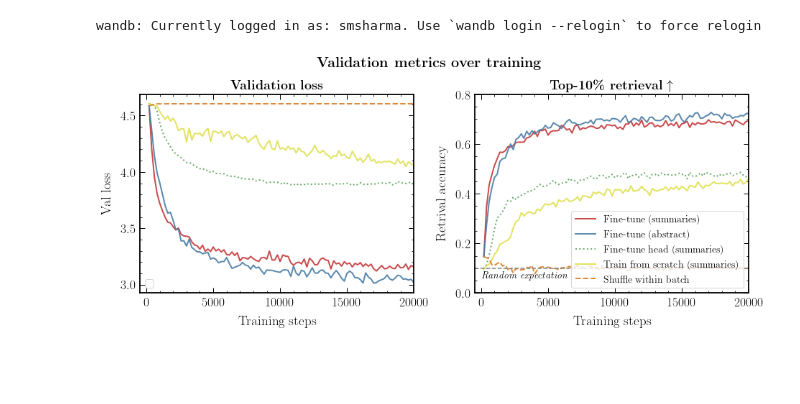
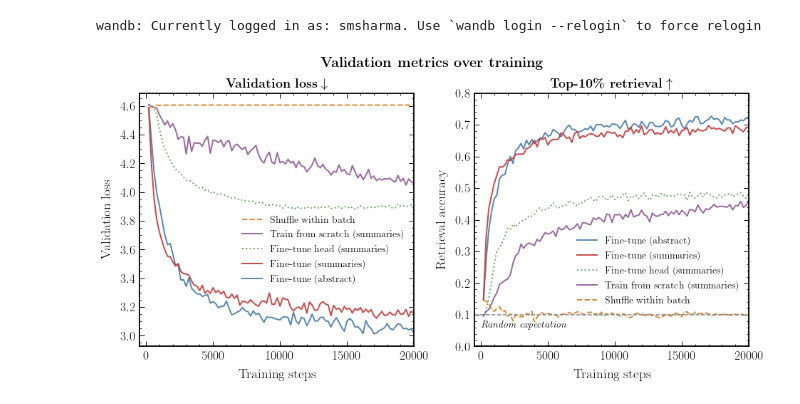
Before and after one commit to smsharma/PAPERCLIP-Hubble, a Jupyter notebook: notebooks/04_retrieval_acc.ipynb, the cells around one changed output. Drawn from its saved outputs; the diff is of its cells as text; code cells hidden in the pictures; blank space fills up the shorter version.

Commit message:
Stretched eval vs training plots

```diff
--- a/notebooks/04_retrieval_acc.ipynb
+++ b/notebooks/04_retrieval_acc.ipynb
@@ -115,6 +115,11 @@ run_legends = ['Fine-tune (summaries)',
                "Shuffle within batch",
             #    'Fine-tune (single concepts)',
                ]
+
+# Change order to [1, 0, 2, 3, 4] for both run_labels and run_legends
+run_labels = [run_labels[i] for i in [1, 0, 2, 3, 4]]
+run_legends = [run_legends[i] for i in [1, 0, 2, 3, 4]]
+cols_plot = [cols_default[i] for i in [1, 0, 2, 3, 4]]
 
 ls_list = ['-', '-', ':', '-', '--']
 cols_list = [cols_default[0], cols_default[1], cols_default[2], cols_default[5], cols_default[4]]
@@ -150,47 +155,51 @@ top5_data = {k: top5_data[k] for k in run_labels}
 top10_data = {k: top10_data[k] for k in run_labels}
 
 # Plotting
-fig, axes = plt.subplots(1, 2, figsize=(12 * 1.1, 5 * 1.1))
+fig, axes = plt.subplots(1, 2, figsize=(12 * 1.1, 6 * 1.1))
 
 # Plot for Top 5 Accuracy
 for idx, (run_name, (steps, accuracy)) in enumerate(top5_data.items()):
-    axes[0].plot(list(200 * np.arange(1, len(steps) + 1)), list(accuracy), label=run_dict[run_name], lw=2., ls=ls_list[idx], color=cols_list[idx])  # replace with correct key if different
+    axes[0].plot(list(200 * np.arange(1, len(steps) + 1)), list(accuracy), label=run_dict[run_name], lw=2., ls=ls_list[idx], color=cols_plot[idx])  # replace with correct key if different
 
-axes[0].set_title(r"\textbf{Validation loss}")
+axes[0].set_title(r"\textbf{Validation loss} $\downarrow$")
 axes[0].set_xlabel("Training steps")
 axes[0].set_ylabel("Validation loss")
 # axes[0].axhline(0.05, color='grey', ls='--', lw=1.5)
 # axes[0].set_ylim(0, 0.3)
 axes[0].set_xlim(-500, 20_000)
 
 # Getting handles and labels from ax[0]
 handles, labels = axes[0].get_legend_handles_labels()
 
 # Selecting half of the legend items
 half = 0  # len(handles) // 2
 selected_handles = handles[half:]
 selected_labels = labels[half:]
 
 axes[0].legend(handles[:half], labels[:half], frameon=True, framealpha=0.8, fontsize=15)
 
 # Plot for Top 10 Accuracy
 for idx, (run_name, (steps, accuracy)) in enumerate(top10_data.items()):
-    axes[1].plot(list(200 * np.arange(1, len(steps) + 1)), list(accuracy), label=run_dict[run_name], lw=2., ls=ls_list[idx], color=cols_list[idx])  # replace with correct key if different
+    axes[1].plot(list(200 * np.arange(1, len(steps) + 1)), list(accuracy), label=run_dict[run_name], lw=2., ls=ls_list[idx], color=cols_plot[idx])  # replace with correct key if different
 
 axes[1].set_title(r"\textbf{Top-10\% retrieval} $\uparrow$")
 axes[1].set_xlabel("Training steps")
-axes[1].set_ylabel("Retrival accuracy")
+axes[1].set_ylabel("Retrieval accuracy")
 axes[1].axhline(0.1, color='grey', ls='--', lw=1.5)
 axes[1].set_ylim(0, 0.8)
 axes[1].set_xlim(-500, 20_000)
 axes[1].text(0, 0.06, r"\emph{Random expectation}", fontsize=14)
 
 fig.suptitle(r"\textbf{Validation metrics over training}", fontsize=20)
 # axes[1].legend(frameon=True, framealpha=0.8, fontsize=15)
 
-axes[1].legend(selected_handles, selected_labels, frameon=True, framealpha=0.8, fontsize=14, loc='lower right')
+# Place on the right, above 0.2 up from bottom
+axes[1].legend(selected_handles, selected_labels, frameon=False, framealpha=0.8, fontsize=14, loc='upper right', bbox_to_anchor=(1.0, 0.47))
+
+# Also add legend for the first plot, but with order reversed
+axes[0].legend(selected_handles[::-1], selected_labels[::-1], frameon=False, framealpha=0.8, fontsize=14, loc='upper right', bbox_to_anchor=(1.0, 0.55))
 
 plt.tight_layout()
-# plt.savefig("../paper/plots/val_metrics.pdf")
+plt.savefig("../paper/plots/val_metrics.pdf")
 # %% [output]
-[figure, old version]
+[figure, new version]
```
Also changed, not shown: 1 other file.
